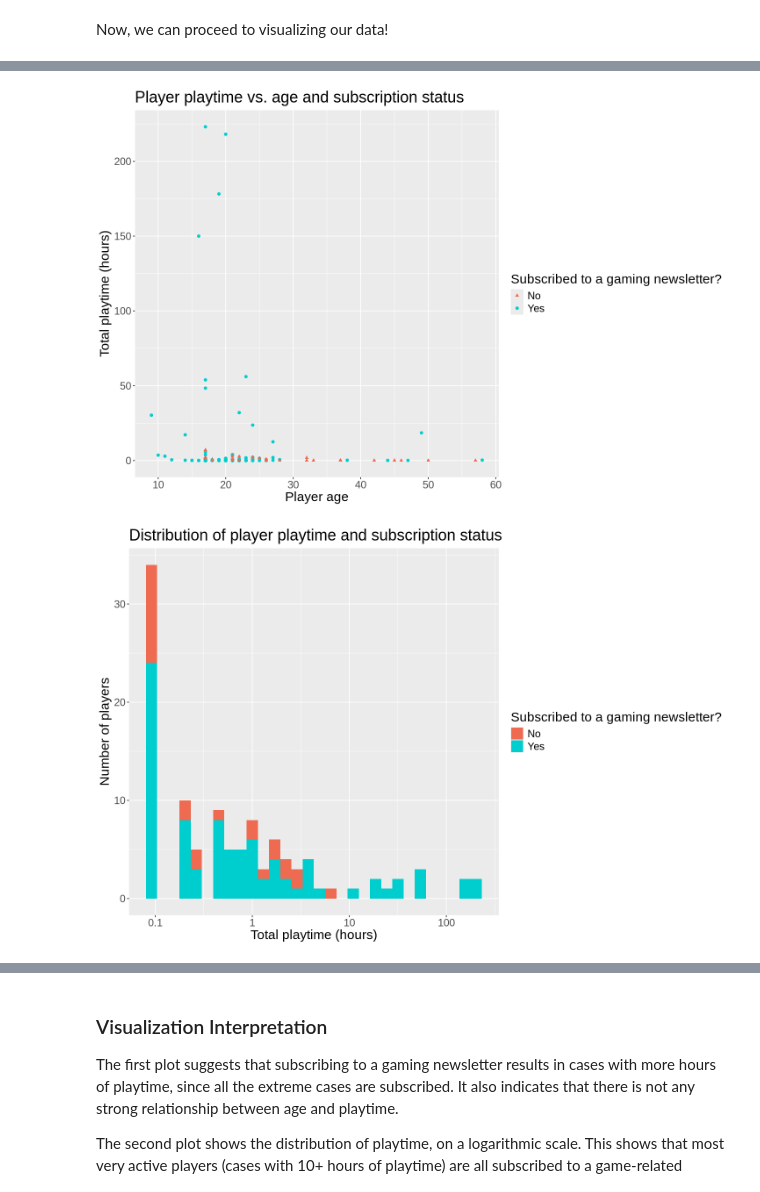
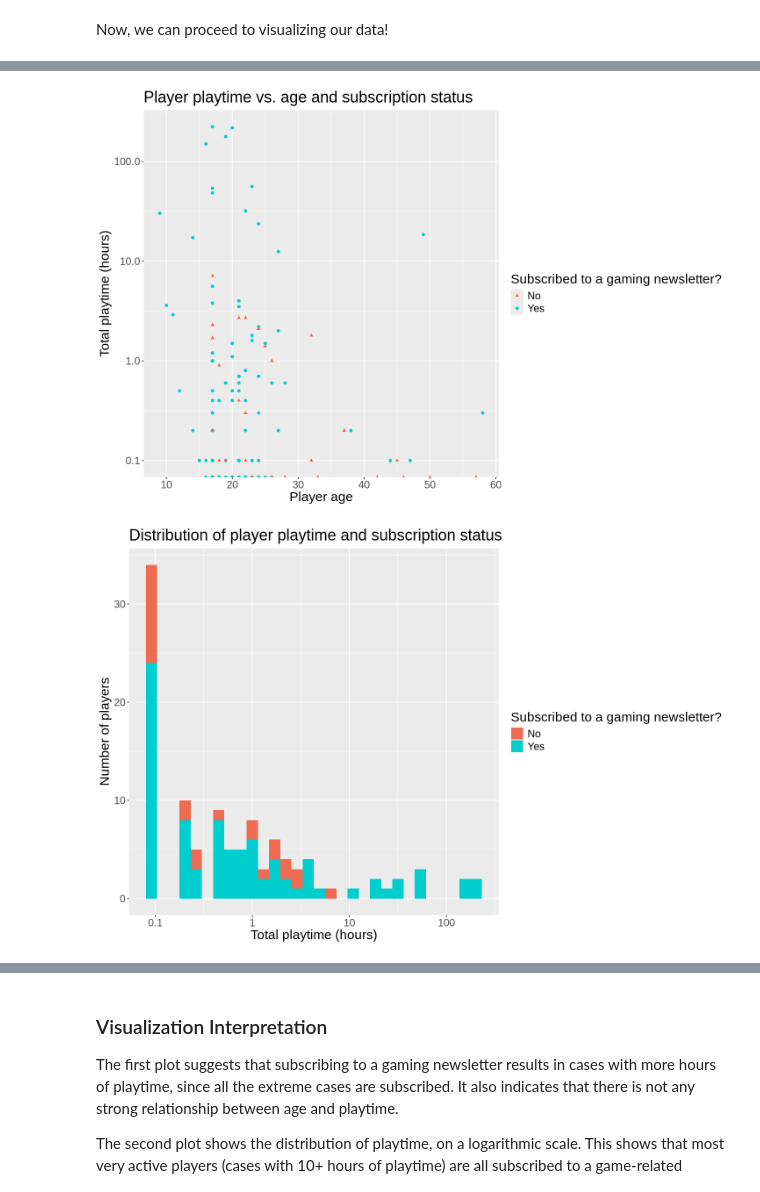
Before and after one commit to nesteagle/DSCI100-Project, a Jupyter notebook: planning-report/report.ipynb, the cells around one changed output, grey strips where cells are left out. Drawn from its saved outputs; the diff is of its cells as text; code cells hidden in the pictures.

```diff
--- a/planning-report/report.ipynb
+++ b/planning-report/report.ipynb
@@ -179,6 +105,7 @@ ggplot(players, aes(x=age, y=played_hours, colour = subscribe, shape = subscribe
     labs(x="Player age", y="Total playtime (hours)", colour = "Subscribed to a gaming newsletter?", shape = "Subscribed to a gaming newsletter?", title="Player playtime vs. age and subscription status")+
     scale_color_manual(labels=c("No","Yes"), values=c("coral2", "cyan3"))+
     scale_shape_manual(labels=c("No","Yes"), values=c("triangle", "circle"))+
+    scale_y_log10()+
     theme(text = element_text(size=18))
 
 ggplot(players, aes(x=played_hours, fill = subscribe)) +
@@ -203,12 +132,12 @@ ggplot(players, aes(x=subscribe, fill=gender)) +
 Warning message:
 “Removed 2 rows containing missing values or values outside the scale range
 (`geom_point()`).”
 Warning message in scale_x_log10(breaks = c(0.1, 1, 10, 100), labels = c("0.1", :
 “log-10 transformation introduced infinite values.”
 `stat_bin()` using `bins = 30`. Pick better value with `binwidth`.
 Warning message:
 “Removed 85 rows containing non-finite outside the scale range (`stat_bin()`).”
-[figure, old version]
+[figure, new version]
 [figure]
 [figure]
 [figure]
```
Also changed, not shown: parts of 6 cells of this notebook.
